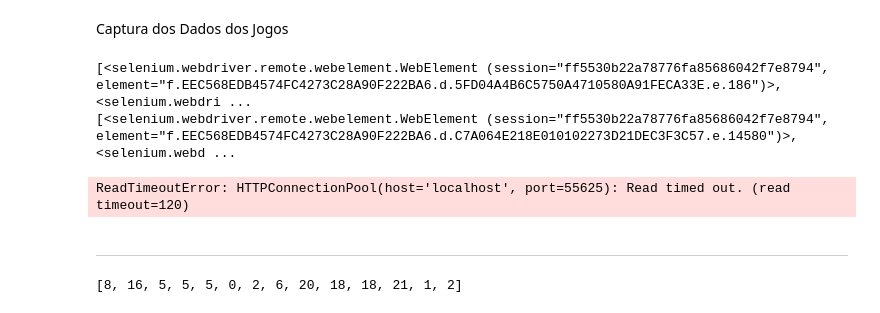
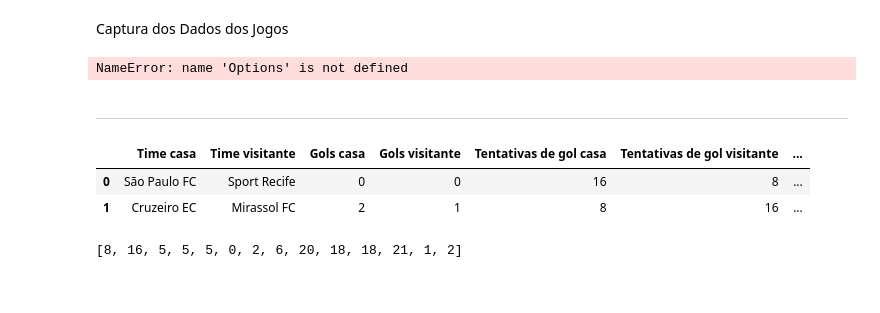
Before and after one commit to Dexduo/football_data_webscraping, a Jupyter notebook: extract/scraping_data.ipynb, the cells around one changed output. Drawn from its saved outputs; the diff is of its cells as text; code cells hidden in the pictures.

```diff
--- a/extract/scraping_data.ipynb
+++ b/extract/scraping_data.ipynb
@@ -246,13 +246,27 @@ try:
     driver.switch_to.default_content()
 except:
     pass
+driver.switch_to.default_content()
 
 time.sleep(3)
+# %% [output]
+NameError: name 'Options' is not defined
 # %%
 dataset_jogos = pd.DataFrame(columns=rotulos) #declaração do dataframe para acumular os dados dos jogos
 
 links_estatistica = driver.find_elements(By.CLASS_NAME, "ergebnis-link")
 # %%
+try:
+    wait = WebDriverWait(driver, 7)
+
+    botao = wait.until(EC.element_to_be_clickable((By.CLASS_NAME, "accept-all")))
+
+    botao.click()
+
+    driver.switch_to.default_content()
+except:
+    pass
+
 for jogo in range(0, len(links_estatistica)):
     WebDriverWait(driver, 4).until(EC.element_to_be_clickable((By.CLASS_NAME, "ergebnis-link")))
     links = driver.find_elements(By.CLASS_NAME, "ergebnis-link")
@@ -311,12 +325,14 @@ for jogo in range(0, len(links_estatistica)):
                 pass
     except:
         pass
-# %% [output]
-[<selenium.webdriver.remote.webelement.WebElement (session="ff5530b22a78776fa85686042f7e8794", element="f.EEC568EDB4574FC4273C28A90F222BA6.d.5FD04A4B6C5750A4710580A91FECA33E.e.186")>, <selenium.webdri ...
-[<selenium.webdriver.remote.webelement.WebElement (session="ff5530b22a78776fa85686042f7e8794", element="f.EEC568EDB4574FC4273C28A90F222BA6.d.C7A064E218E010102273D21DEC3F3C57.e.14580")>, <selenium.webd ...
-ReadTimeoutError: HTTPConnectionPool(host='localhost', port=55625): Read timed out. (read timeout=120)
 # %% [markdown]
 -----------------------------------------------------------------------------------
+# %%
+dataset_jogos
+# %% [output]
+|  | Time casa | Time visitante | Gols casa | Gols visitante | Tentativas de gol casa | Tentativas de gol visitante | ... |
+| 0 | São Paulo FC | Sport Recife | 0 | 0 | 16 | 8 | ... |
+| 1 | Cruzeiro EC | Mirassol FC | 2 | 1 | 8 | 16 | ... |
 # %%
 dataset_jogos = pd.DataFrame(columns=rotulos) #declaração do dataframe para acumular os dados dos jogos
 
```
